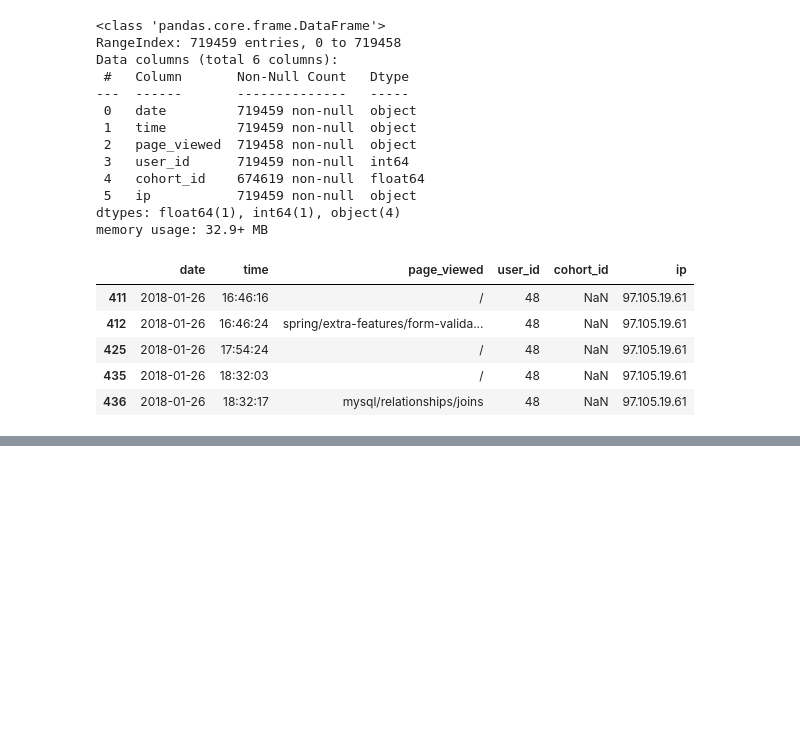
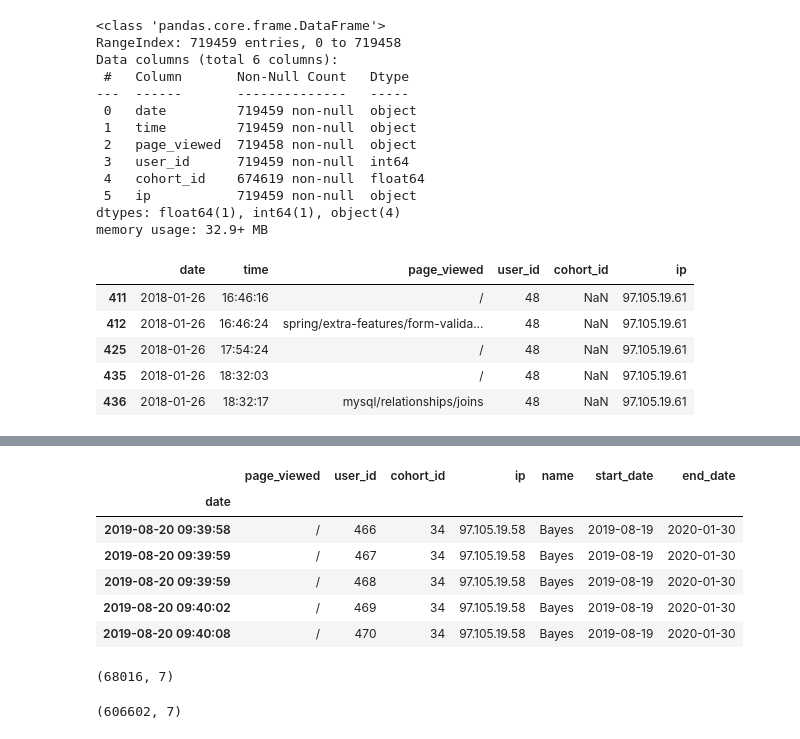
Before and after one commit to matt-c-knight/time-series-project, a Jupyter notebook: explore.ipynb, the cells around one changed output, grey strips where cells are left out. Drawn from its saved outputs; the diff is of its cells as text; code cells hidden in the pictures; blank space fills up the shorter version.

```diff
--- a/explore.ipynb
+++ b/explore.ipynb
@@ -95,0 +280,14 @@ df = df.set_index('date')
+# %%
+data_science.head()
+# %% [output]
+|  | page_viewed | user_id | cohort_id | ip | name | start_date | end_date |
+| date |  |  |  |  |  |  |  |
+| 2019-08-20 09:39:58 | / | 466 | 34 | 97.105.19.58 | Bayes | 2019-08-19 | 2020-01-30 |
+| 2019-08-20 09:39:59 | / | 467 | 34 | 97.105.19.58 | Bayes | 2019-08-19 | 2020-01-30 |
+| 2019-08-20 09:39:59 | / | 468 | 34 | 97.105.19.58 | Bayes | 2019-08-19 | 2020-01-30 |
+| 2019-08-20 09:40:02 | / | 469 | 34 | 97.105.19.58 | Bayes | 2019-08-19 | 2020-01-30 |
+| 2019-08-20 09:40:08 | / | 470 | 34 | 97.105.19.58 | Bayes | 2019-08-19 | 2020-01-30 |
+# %%
+data_science.shape
+# %% [output]
+(68016, 7)
@@ -95,0 +296,4 @@ df = df.set_index('date')
+# %%
+web_dev.shape
+# %% [output]
+(606602, 7)
```
Also changed, not shown: parts of 30 cells of this notebook.
